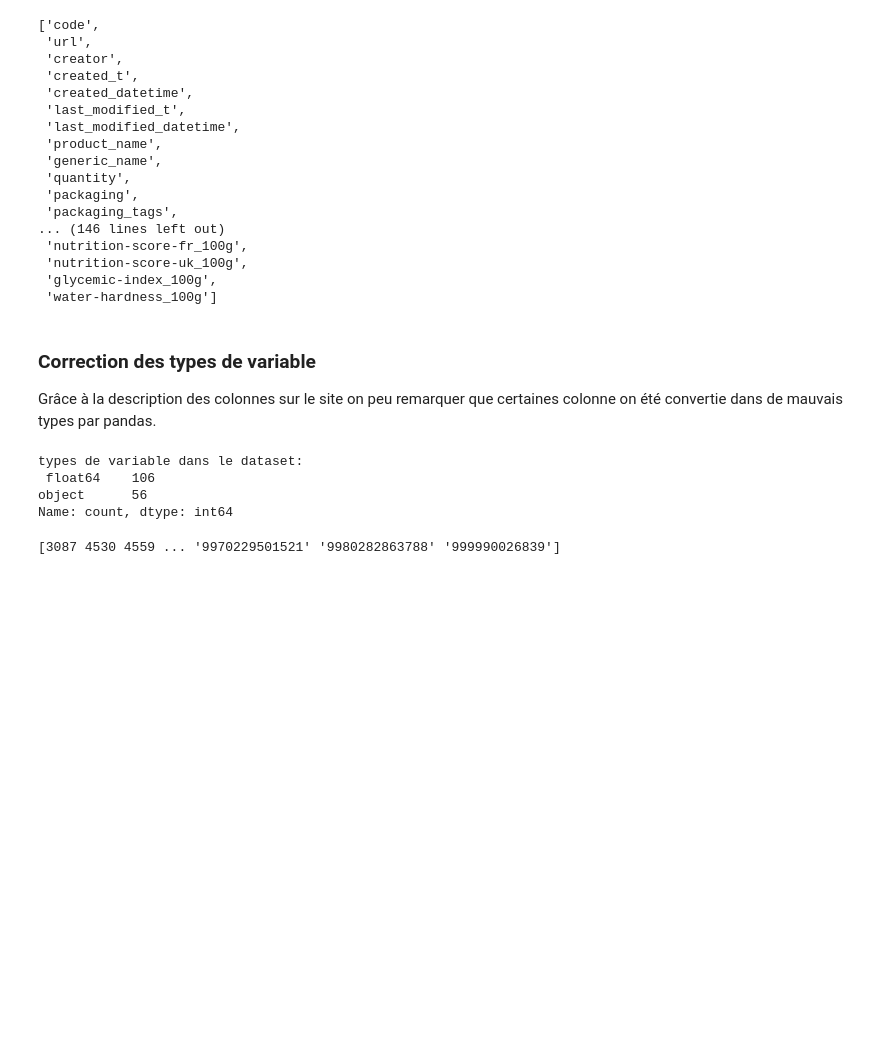
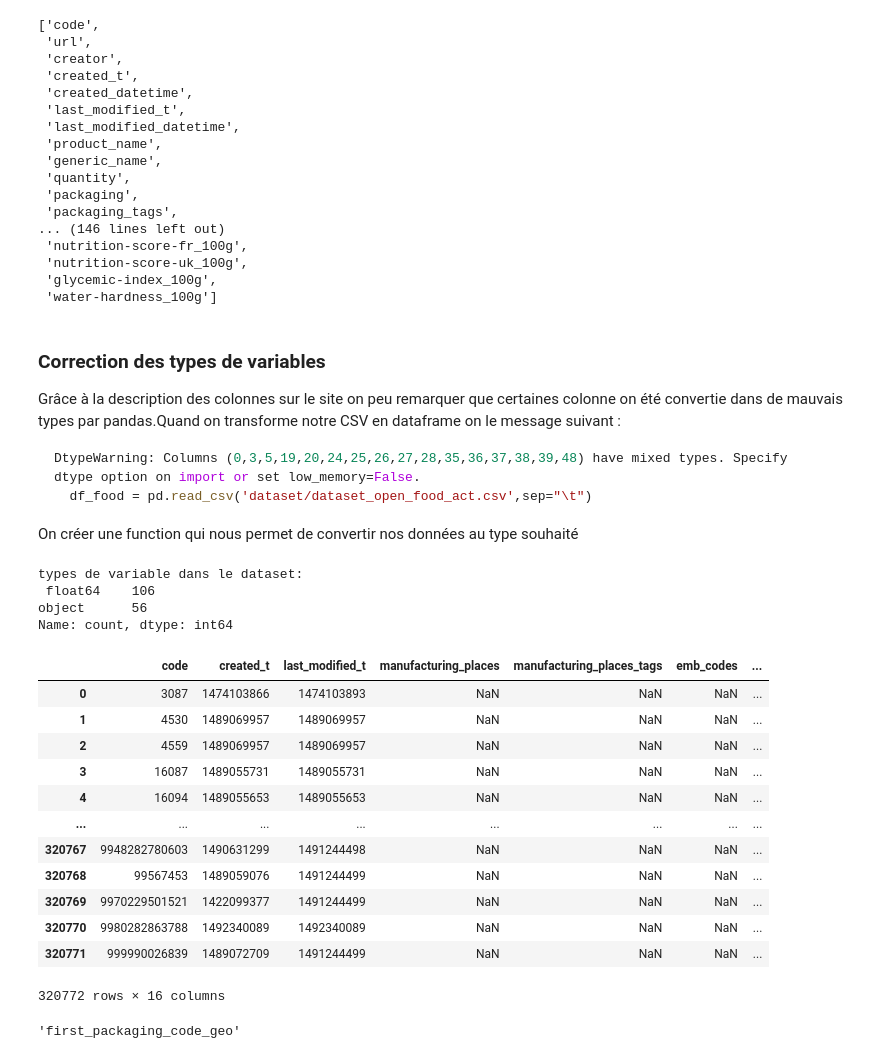
Before and after one commit to dimitri-feniou/openclassroms-projet3-open-food-act, a Jupyter notebook: exploration_open_food_act.ipynb, the cells around one changed output. Saved outputs shown, nothing was run; the diff lists cells and outputs as text; code cells hidden in the pictures; blank space fills up the shorter version.

````diff
--- a/exploration_open_food_act.ipynb
+++ b/exploration_open_food_act.ipynb
@@ -87,8 +87,13 @@ list(df_food.columns)
  'glycemic-index_100g',
  'water-hardness_100g']
 # %% [markdown]
-### Correction des types de variable
-Grâce à la description des colonnes sur le site on peu remarquer que certaines colonne on été convertie dans de mauvais types par pandas.
+### Correction des types de variables
+Grâce à la description des colonnes sur le site on peu remarquer que certaines colonne on été convertie dans de mauvais types par pandas.Quand on transforme notre CSV en dataframe on le message suivant :
+```python
+DtypeWarning: Columns (0,3,5,19,20,24,25,26,27,28,35,36,37,38,39,48) have mixed types. Specify dtype option on import or set low_memory=False.
+  df_food = pd.read_csv('dataset/dataset_open_food_act.csv',sep="\t")
+```
+On créer une function qui nous permet de convertir nos données au type souhaité
 # %%
 # See different data types in the column
 print('types de variable dans le dataset:\n',df_food.dtypes.value_counts())
@@ -97,10 +102,3 @@ types de variable dans le dataset:
  float64    106
 object      56
 Name: count, dtype: int64
-# %%
-# Assuming the column name is 'column_name' and the data type is 'object'
-unique_values = df_food['code'].unique()
-
-print(unique_values)
-# %% [output]
-[3087 4530 4559 ... '9970229501521' '9980282863788' '999990026839']
@@ -106,0 +180,24 @@ print(unique_values)
+# %%
+import pandas as pd
+
+# Assuming you have a DataFrame named 'df' and an index named 'column_index'
+column = df_food.iloc[:, [0,3,5,19,20,24,25,26,27,28,35,36,37,38,39,48]]
+display(column)
+# %% [output]
+|  | code | created_t | last_modified_t | manufacturing_places | manufacturing_places_tags | emb_codes | ... |
+| 0 | 3087 | 1474103866 | 1474103893 | NaN | NaN | NaN | ... |
+| 1 | 4530 | 1489069957 | 1489069957 | NaN | NaN | NaN | ... |
+| 2 | 4559 | 1489069957 | 1489069957 | NaN | NaN | NaN | ... |
+| 3 | 16087 | 1489055731 | 1489055731 | NaN | NaN | NaN | ... |
+| 4 | 16094 | 1489055653 | 1489055653 | NaN | NaN | NaN | ... |
+| ... | ... | ... | ... | ... | ... | ... | ... |
+| 320767 | 9948282780603 | 1490631299 | 1491244498 | NaN | NaN | NaN | ... |
+| 320768 | 99567453 | 1489059076 | 1491244499 | NaN | NaN | NaN | ... |
+| 320769 | 9970229501521 | 1422099377 | 1491244499 | NaN | NaN | NaN | ... |
+| 320770 | 9980282863788 | 1492340089 | 1492340089 | NaN | NaN | NaN | ... |
+| 320771 | 999990026839 | 1489072709 | 1491244499 | NaN | NaN | NaN | ... |
+320772 rows × 16 columns
+# %%
+df_food.columns[26]
+# %% [output]
+'first_packaging_code_geo'
````
Also changed, not shown: parts of 9 cells of this notebook.
